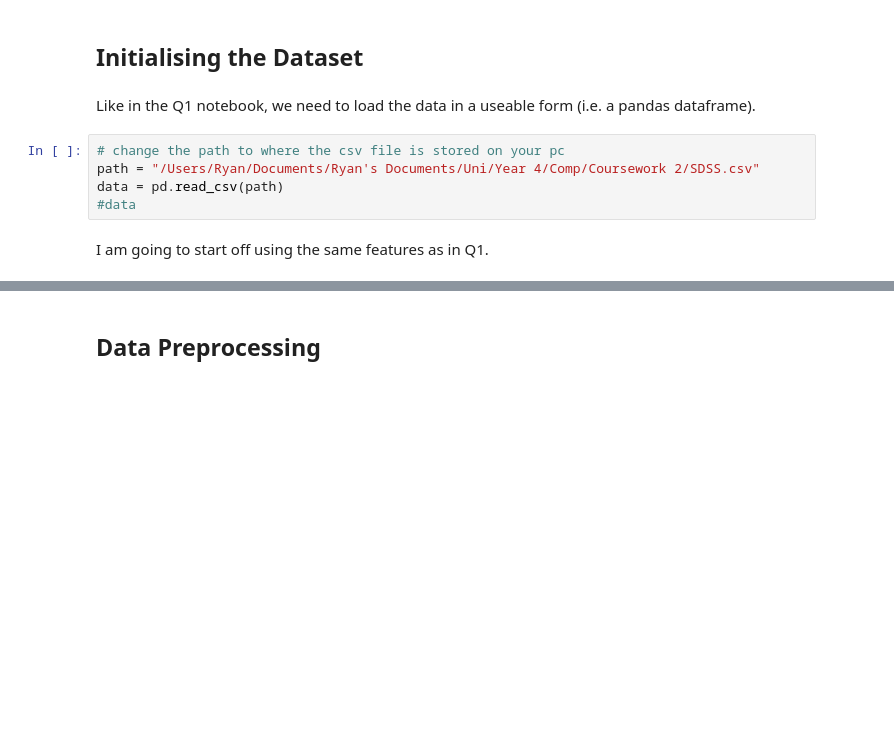
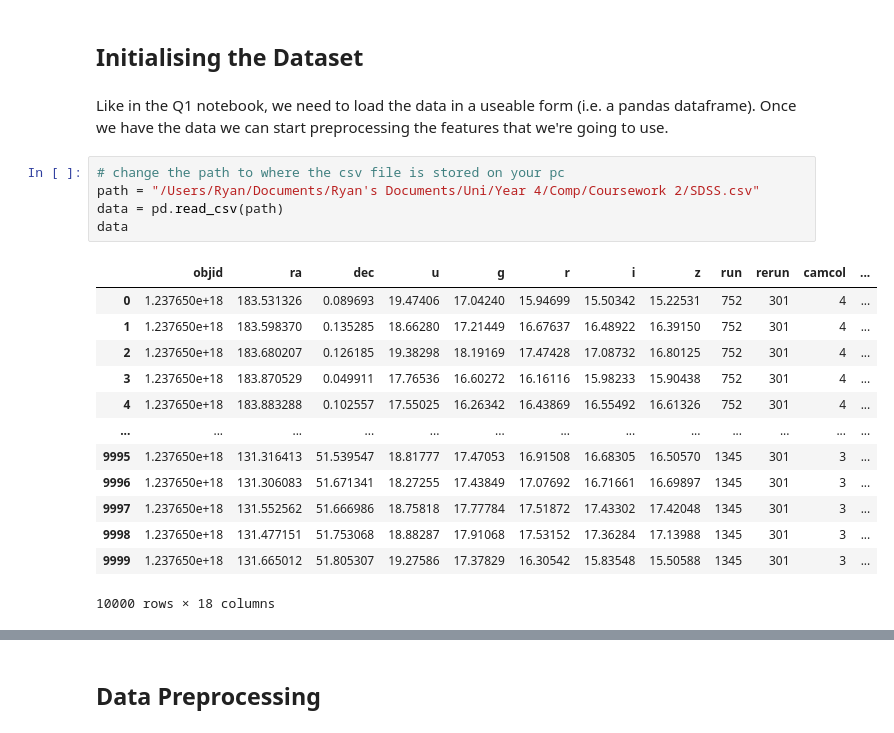
Before and after one commit to Ryan-Ursell/SDSS-DR14-Classification, a Jupyter notebook: py/Q2_folder/Q2.ipynb, the cells around one changed output, grey strips where cells are left out. Saved outputs shown, nothing was run; the diff lists cells and outputs as text; blank space fills up the shorter version.

```diff
--- a/py/Q2_folder/Q2.ipynb
+++ b/py/Q2_folder/Q2.ipynb
@@ -90,11 +90,23 @@ from sklearn.metrics import classification_report, confusion_matrix
 # %% [markdown]
 ## Initialising the Dataset
 # %% [markdown]
-Like in the Q1 notebook, we need to load the data in a useable form (i.e. a pandas dataframe).
+Like in the Q1 notebook, we need to load the data in a useable form (i.e. a pandas dataframe). Once we have the data we can start preprocessing the features that we're going to use.
 # %%
 # change the path to where the csv file is stored on your pc
 path = "/Users/Ryan/Documents/Ryan's Documents/Uni/Year 4/Comp/Coursework 2/SDSS.csv"
 data = pd.read_csv(path)
-#data
+data
+# %% [output]
+|  | objid | ra | dec | u | g | r | i | z | run | rerun | camcol | ... |
+| 0 | 1.237650e+18 | 183.531326 | 0.089693 | 19.47406 | 17.04240 | 15.94699 | 15.50342 | 15.22531 | 752 | 301 | 4 | ... |
+| 1 | 1.237650e+18 | 183.598370 | 0.135285 | 18.66280 | 17.21449 | 16.67637 | 16.48922 | 16.39150 | 752 | 301 | 4 | ... |
+| 2 | 1.237650e+18 | 183.680207 | 0.126185 | 19.38298 | 18.19169 | 17.47428 | 17.08732 | 16.80125 | 752 | 301 | 4 | ... |
+| 3 | 1.237650e+18 | 183.870529 | 0.049911 | 17.76536 | 16.60272 | 16.16116 | 15.98233 | 15.90438 | 752 | 301 | 4 | ... |
+| 4 | 1.237650e+18 | 183.883288 | 0.102557 | 17.55025 | 16.26342 | 16.43869 | 16.55492 | 16.61326 | 752 | 301 | 4 | ... |
+| ... | ... | ... | ... | ... | ... | ... | ... | ... | ... | ... | ... | ... |
+| 9995 | 1.237650e+18 | 131.316413 | 51.539547 | 18.81777 | 17.47053 | 16.91508 | 16.68305 | 16.50570 | 1345 | 301 | 3 | ... |
+| 9996 | 1.237650e+18 | 131.306083 | 51.671341 | 18.27255 | 17.43849 | 17.07692 | 16.71661 | 16.69897 | 1345 | 301 | 3 | ... |
+| 9997 | 1.237650e+18 | 131.552562 | 51.666986 | 18.75818 | 17.77784 | 17.51872 | 17.43302 | 17.42048 | 1345 | 301 | 3 | ... |
+| 9998 | 1.237650e+18 | 131.477151 | 51.753068 | 18.88287 | 17.91068 | 17.53152 | 17.36284 | 17.13988 | 1345 | 301 | 3 | ... |
+| 9999 | 1.237650e+18 | 131.665012 | 51.805307 | 19.27586 | 17.37829 | 16.30542 | 15.83548 | 15.50588 | 1345 | 301 | 3 | ... |
+10000 rows × 18 columns
-# %% [markdown]
-I am going to start off using the same features as in Q1.
```
Also changed, not shown: parts of 2 cells of this notebook.
